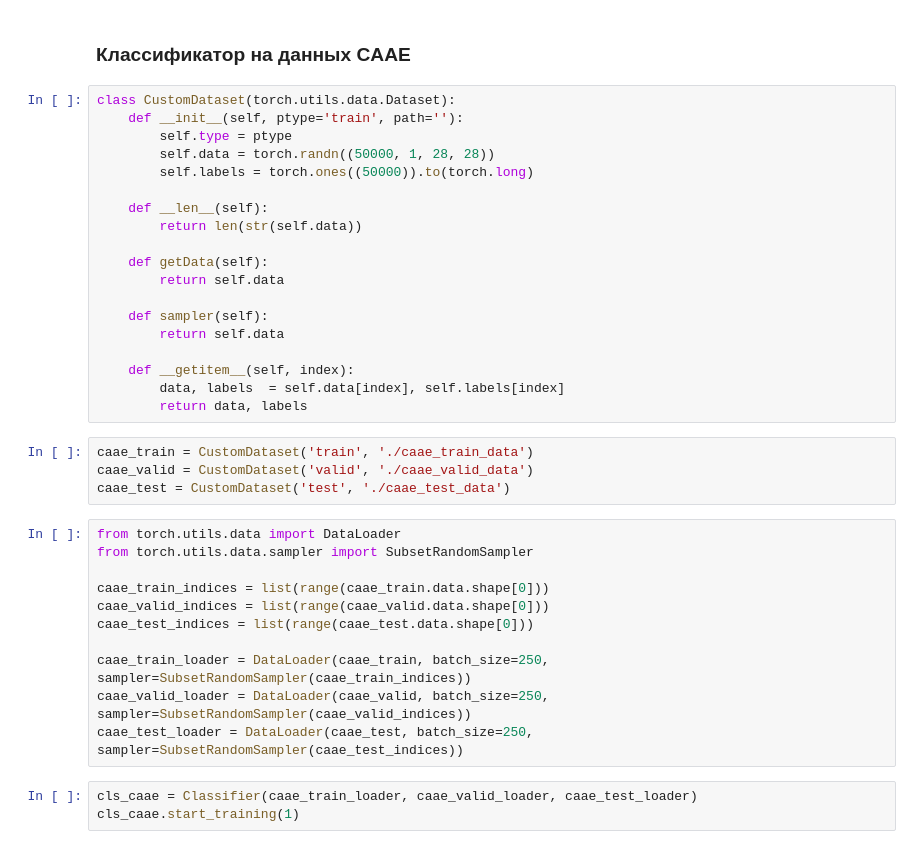
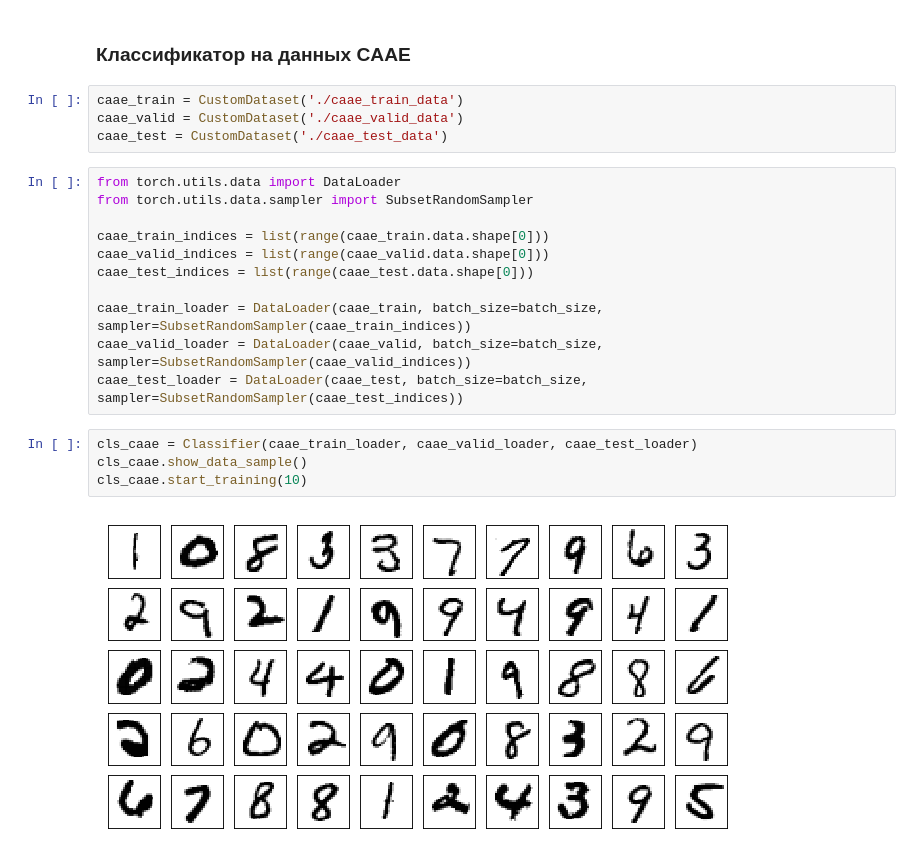
Before and after one commit to aleksey-egorov/dl-engineer-homework, a Jupyter notebook: homework_9/mnist_fc_classifiers.ipynb, the cells around one changed output. Cells and saved outputs as stored; diff of their text form.

```diff
--- a/homework_9/mnist_fc_classifiers.ipynb
+++ b/homework_9/mnist_fc_classifiers.ipynb
@@ -174,28 +234,9 @@ Test loss: 0.3141 Accuracy: 91.06
 # %% [markdown]
 ### Классификатор на данных CAAE
-# %%
-class CustomDataset(torch.utils.data.Dataset):
-    def __init__(self, ptype='train', path=''):
-        self.type = ptype
-        self.data = torch.randn((50000, 1, 28, 28))
-        self.labels = torch.ones((50000)).to(torch.long)
-
-    def __len__(self):
-        return len(str(self.data))
-
-    def getData(self):
-        return self.data
-
-    def sampler(self):
-        return self.data
-
-    def __getitem__(self, index):
-        data, labels  = self.data[index], self.labels[index]
-        return data, labels
 # %%
-caae_train = CustomDataset('train', './caae_train_data')
-caae_valid = CustomDataset('valid', './caae_valid_data')
-caae_test = CustomDataset('test', './caae_test_data')
+caae_train = CustomDataset('./caae_train_data')
+caae_valid = CustomDataset('./caae_valid_data')
+caae_test = CustomDataset('./caae_test_data')
 # %%
 from torch.utils.data import DataLoader
 from torch.utils.data.sampler import SubsetRandomSampler
@@ -204,10 +245,12 @@ caae_train_indices = list(range(caae_train.data.shape[0]))
 caae_valid_indices = list(range(caae_valid.data.shape[0]))
 caae_test_indices = list(range(caae_test.data.shape[0]))
 
-caae_train_loader = DataLoader(caae_train, batch_size=250, sampler=SubsetRandomSampler(caae_train_indices))
-caae_valid_loader = DataLoader(caae_valid, batch_size=250, sampler=SubsetRandomSampler(caae_valid_indices))
-caae_test_loader = DataLoader(caae_test, batch_size=250, sampler=SubsetRandomSampler(caae_test_indices))
+caae_train_loader = DataLoader(caae_train, batch_size=batch_size, sampler=SubsetRandomSampler(caae_train_indices))
+caae_valid_loader = DataLoader(caae_valid, batch_size=batch_size, sampler=SubsetRandomSampler(caae_valid_indices))
+caae_test_loader = DataLoader(caae_test, batch_size=batch_size, sampler=SubsetRandomSampler(caae_test_indices))
 # %%
 cls_caae = Classifier(caae_train_loader, caae_valid_loader, caae_test_loader)
-cls_caae.start_training(1)
+cls_caae.show_data_sample()
+cls_caae.start_training(10)
 # %% [output]
+[figure, added]
```
Also changed, not shown: parts of 16 cells of this notebook, 1 other file.
